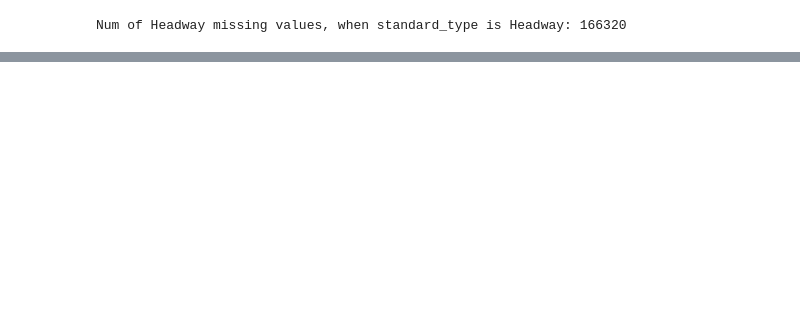
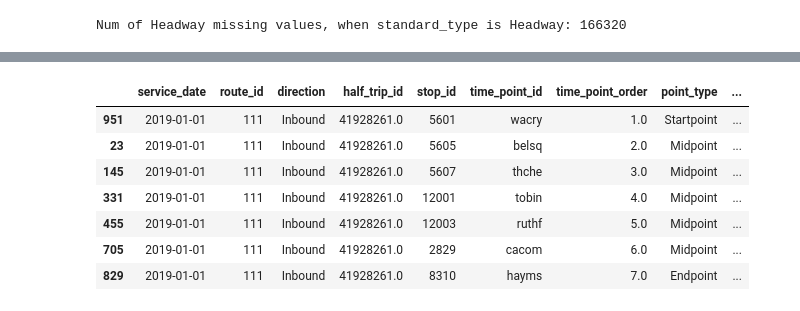
Before and after one commit to BU-Spark/ds-wgbh-bus-equity, a Jupyter notebook: notebooks/arrdep_data_cleaning.ipynb, the cells around one changed output, grey strips where cells are left out. Saved outputs shown, nothing was run; the diff lists cells and outputs as text; code cells hidden in the pictures; blank space fills up the shorter version.

```diff
--- a/notebooks/arrdep_data_cleaning.ipynb
+++ b/notebooks/arrdep_data_cleaning.ipynb
@@ -138,0 +168,11 @@ def clean_data(df):
+# %%
+data.query("half_trip_id == 41928261.0").sort_values("time_point_order")
+# %% [output]
+|  | service_date | route_id | direction | half_trip_id | stop_id | time_point_id | time_point_order | point_type | ... |
+| 951 | 2019-01-01 | 111 | Inbound | 41928261.0 | 5601 | wacry | 1.0 | Startpoint | ... |
+| 23 | 2019-01-01 | 111 | Inbound | 41928261.0 | 5605 | belsq | 2.0 | Midpoint | ... |
+| 145 | 2019-01-01 | 111 | Inbound | 41928261.0 | 5607 | thche | 3.0 | Midpoint | ... |
+| 331 | 2019-01-01 | 111 | Inbound | 41928261.0 | 12001 | tobin | 4.0 | Midpoint | ... |
+| 455 | 2019-01-01 | 111 | Inbound | 41928261.0 | 12003 | ruthf | 5.0 | Midpoint | ... |
+| 705 | 2019-01-01 | 111 | Inbound | 41928261.0 | 2829 | cacom | 6.0 | Midpoint | ... |
+| 829 | 2019-01-01 | 111 | Inbound | 41928261.0 | 8310 | hayms | 7.0 | Endpoint | ... |
```
Also changed, not shown: parts of 36 cells of this notebook, 2 other files.
